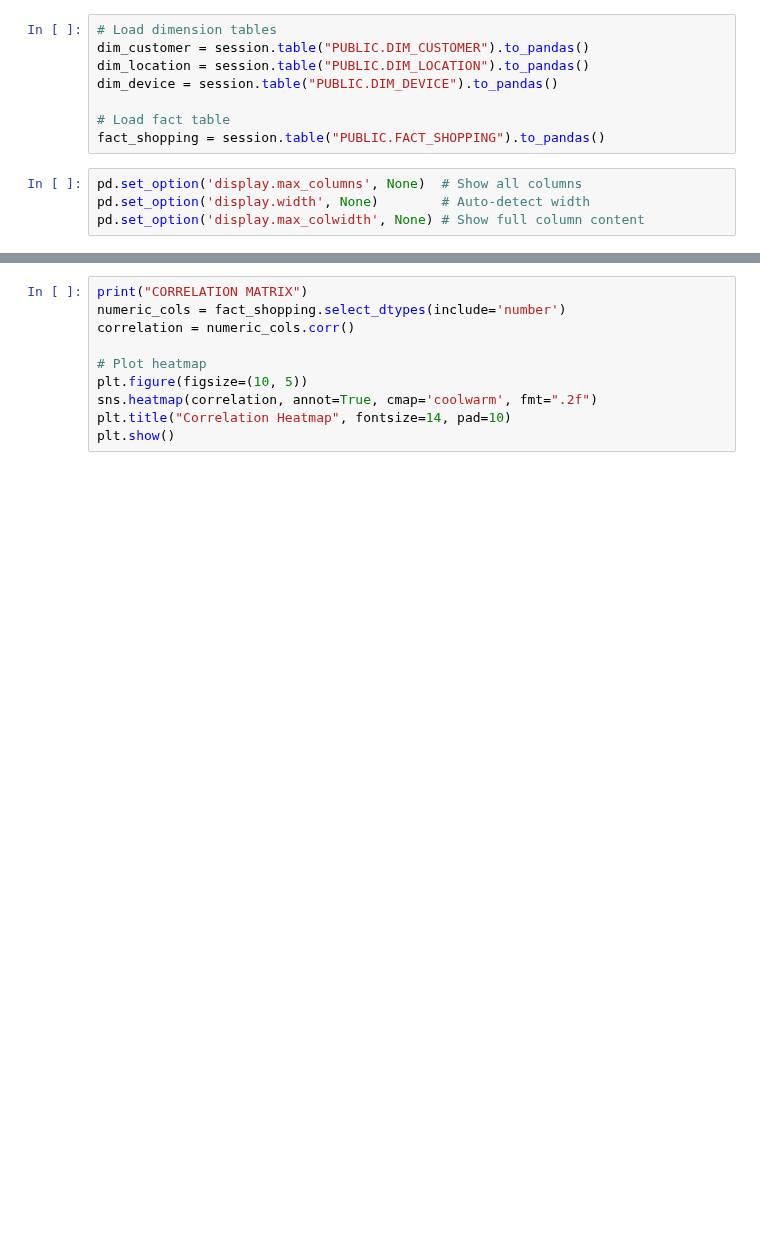
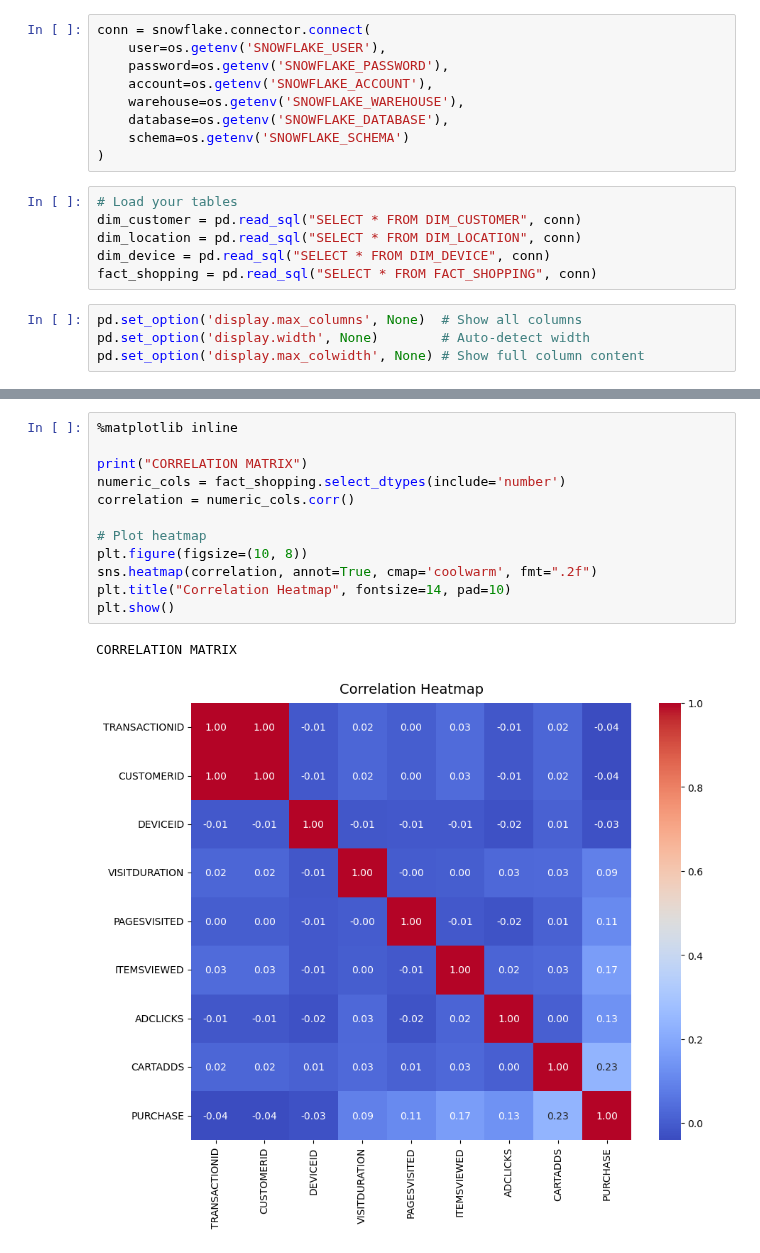
Before and after one commit to murilofarias10/Python, a Jupyter notebook: CLASSE_DEA110/Snowflake_projet/EDA-Final_Projet.ipynb, the cells around one changed output, grey strips where cells are left out. Drawn from its saved outputs; the diff is of its cells as text; blank space fills up the shorter version.

Commit message:
updating ipynb comments for package of connector between vscode and snowflake

```diff
--- a/CLASSE_DEA110/Snowflake_projet/EDA-Final_Projet.ipynb
+++ b/CLASSE_DEA110/Snowflake_projet/EDA-Final_Projet.ipynb
@@ -19,11 +47,18 @@ session = get_active_session()
+# %%
+conn = snowflake.connector.connect(
+    user=os.getenv('SNOWFLAKE_USER'),
+    password=os.getenv('SNOWFLAKE_PASSWORD'),
+    account=os.getenv('SNOWFLAKE_ACCOUNT'),
+    warehouse=os.getenv('SNOWFLAKE_WAREHOUSE'),
+    database=os.getenv('SNOWFLAKE_DATABASE'),
+    schema=os.getenv('SNOWFLAKE_SCHEMA')
+)
 # %%
-# Load dimension tables
-dim_customer = session.table("PUBLIC.DIM_CUSTOMER").to_pandas()
-dim_location = session.table("PUBLIC.DIM_LOCATION").to_pandas()
-dim_device = session.table("PUBLIC.DIM_DEVICE").to_pandas()
-
-# Load fact table
-fact_shopping = session.table("PUBLIC.FACT_SHOPPING").to_pandas()
+# Load your tables
+dim_customer = pd.read_sql("SELECT * FROM DIM_CUSTOMER", conn)
+dim_location = pd.read_sql("SELECT * FROM DIM_LOCATION", conn)
+dim_device = pd.read_sql("SELECT * FROM DIM_DEVICE", conn)
+fact_shopping = pd.read_sql("SELECT * FROM FACT_SHOPPING", conn)
 # %%
 pd.set_option('display.max_columns', None)  # Show all columns
 pd.set_option('display.width', None)        # Auto-detect width
@@ -56,11 +167,16 @@ print(fact_shopping['PURCHASE'].value_counts().sort_index())
 # %%
+%matplotlib inline
+
 print("CORRELATION MATRIX")
 numeric_cols = fact_shopping.select_dtypes(include='number')
 correlation = numeric_cols.corr()
 
 # Plot heatmap
-plt.figure(figsize=(10, 5))
+plt.figure(figsize=(10, 8))
 sns.heatmap(correlation, annot=True, cmap='coolwarm', fmt=".2f")
 plt.title("Correlation Heatmap", fontsize=14, pad=10)
 plt.show()
+# %% [output]
+CORRELATION MATRIX
+[figure, added]
 # %%
```
Also changed, not shown: parts of 25 cells of this notebook.
